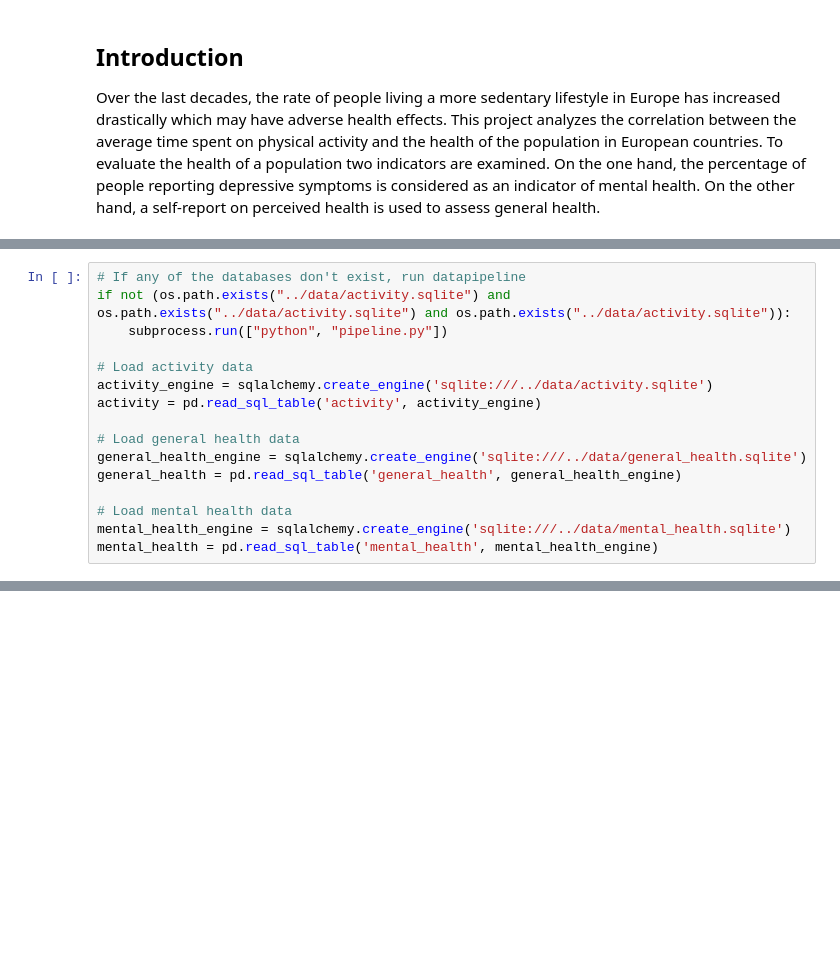
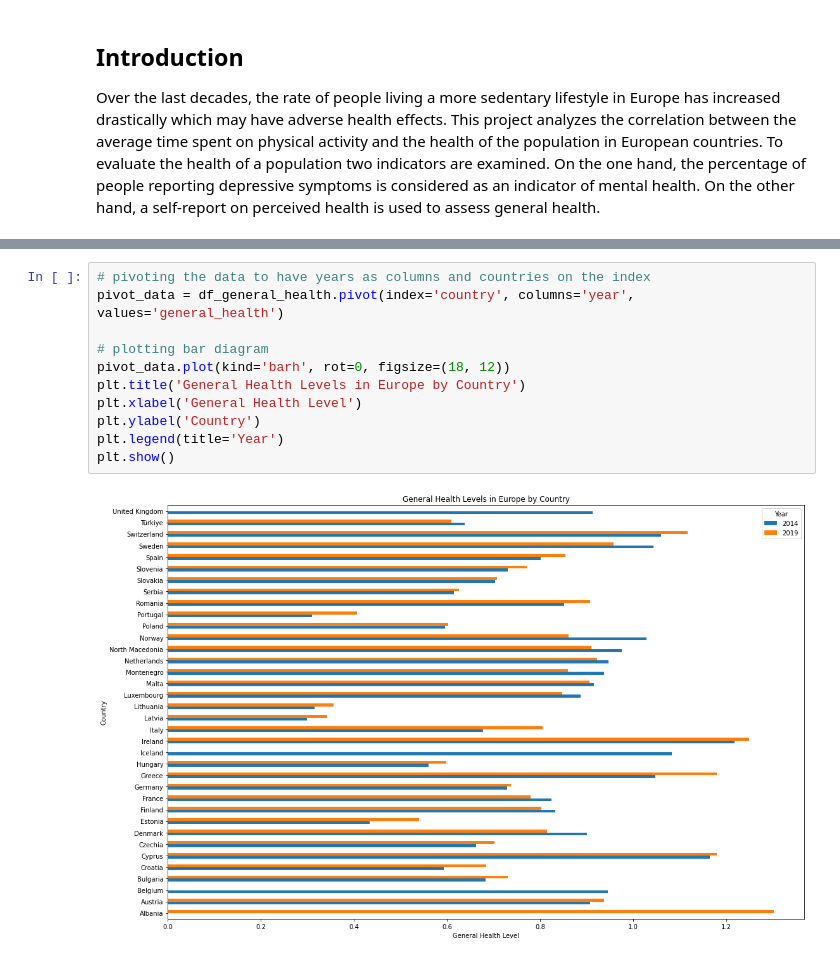
Before and after one commit to leoniefaerber/made-template-ws2324, a Jupyter notebook: project/report.ipynb, the cells around one changed output, grey strips where cells are left out. Saved outputs shown, nothing was run; the diff lists cells and outputs as text; blank space fills up the shorter version.

```diff
--- a/project/report.ipynb
+++ b/project/report.ipynb
@@ -74,16 +106,0 @@ import pandas as pd
-# %%
-# If any of the databases don't exist, run datapipeline
-if not (os.path.exists("../data/activity.sqlite") and os.path.exists("../data/activity.sqlite") and os.path.exists("../data/activity.sqlite")):
-    subprocess.run(["python", "pipeline.py"])
-
-# Load activity data
-activity_engine = sqlalchemy.create_engine('sqlite:///../data/activity.sqlite')
-activity = pd.read_sql_table('activity', activity_engine)
-
-# Load general health data
-general_health_engine = sqlalchemy.create_engine('sqlite:///../data/general_health.sqlite')
-general_health = pd.read_sql_table('general_health', general_health_engine)
-
-# Load mental health data
-mental_health_engine = sqlalchemy.create_engine('sqlite:///../data/mental_health.sqlite')
-mental_health = pd.read_sql_table('mental_health', mental_health_engine)
@@ -89,0 +157,13 @@ mental_health = pd.read_sql_table('mental_health', mental_health_engine)
+# %%
+# pivoting the data to have years as columns and countries on the index
+pivot_data = df_general_health.pivot(index='country', columns='year', values='general_health')
+
+# plotting bar diagram
+pivot_data.plot(kind='barh', rot=0, figsize=(18, 12))
+plt.title('General Health Levels in Europe by Country')
+plt.xlabel('General Health Level')
+plt.ylabel('Country')
+plt.legend(title='Year')
+plt.show()
+# %% [output]
+[figure, added]
```
Also changed, not shown: parts of 20 cells of this notebook, 2 other files.
